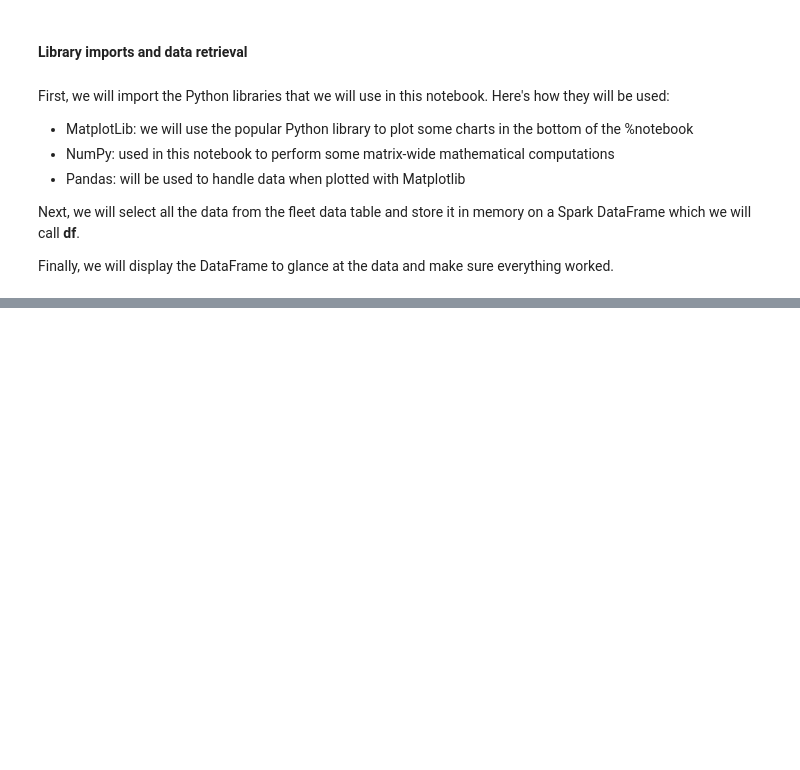
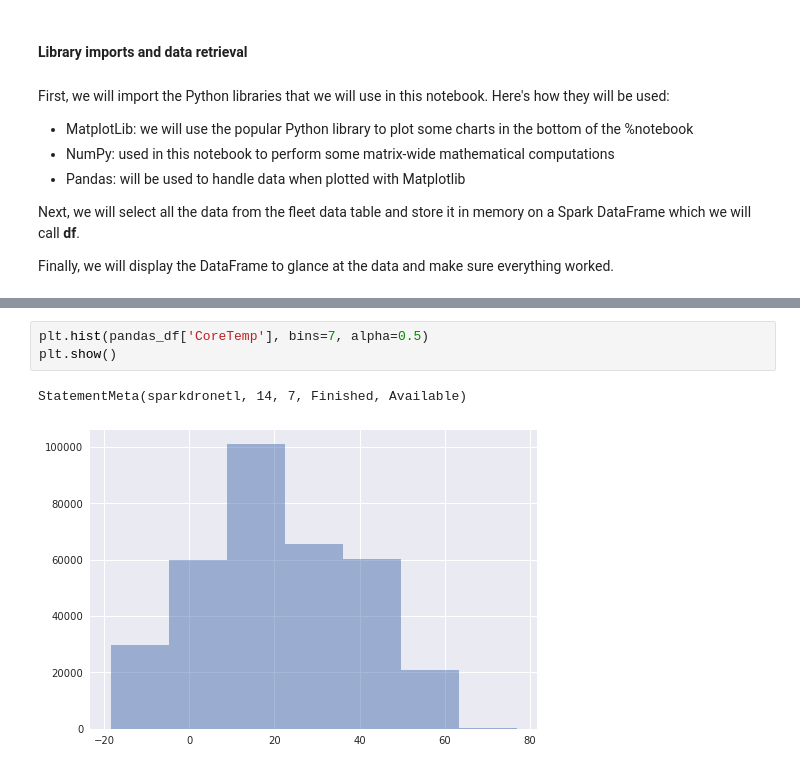
Before and after one commit to PacktPublishing/Learn-Azure-Synapse-Data-Explorer, a Jupyter notebook: Chapter 06/Exploring data with Python.ipynb, the cells around one changed output, grey strips where cells are left out. Drawn from its saved outputs; the diff is of its cells as text; blank space fills up the shorter version.

```diff
--- a/Chapter 06/Exploring data with Python.ipynb
+++ b/Chapter 06/Exploring data with Python.ipynb
@@ -236,0 +104,6 @@ StatementMeta(sparkdronetl, 5, 67, Finished, Available)
+# %%
+plt.hist(pandas_df['CoreTemp'], bins=7, alpha=0.5)
+plt.show()
+# %% [output]
+StatementMeta(sparkdronetl, 14, 7, Finished, Available)
+[figure, added]
```
Also changed, not shown: parts of 51 cells of this notebook.
